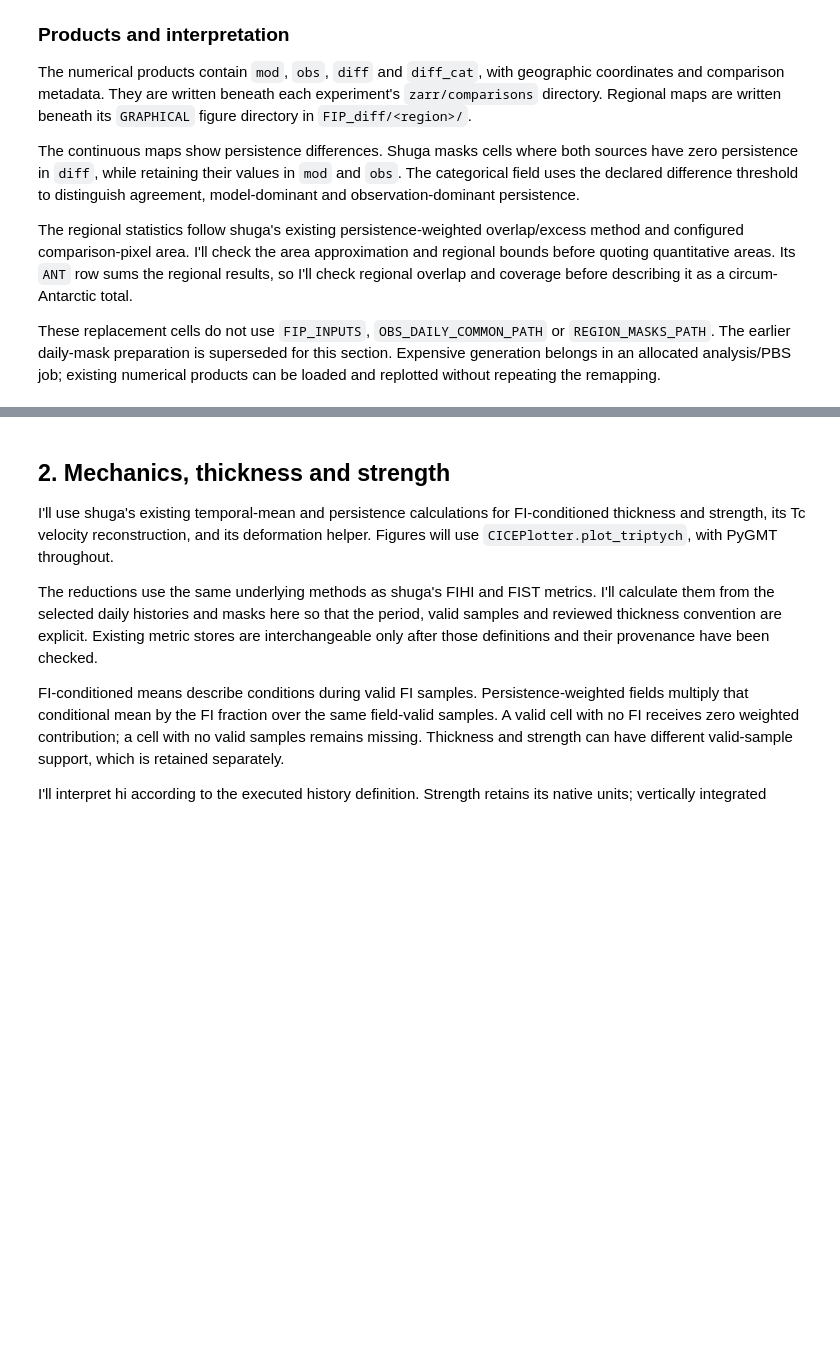
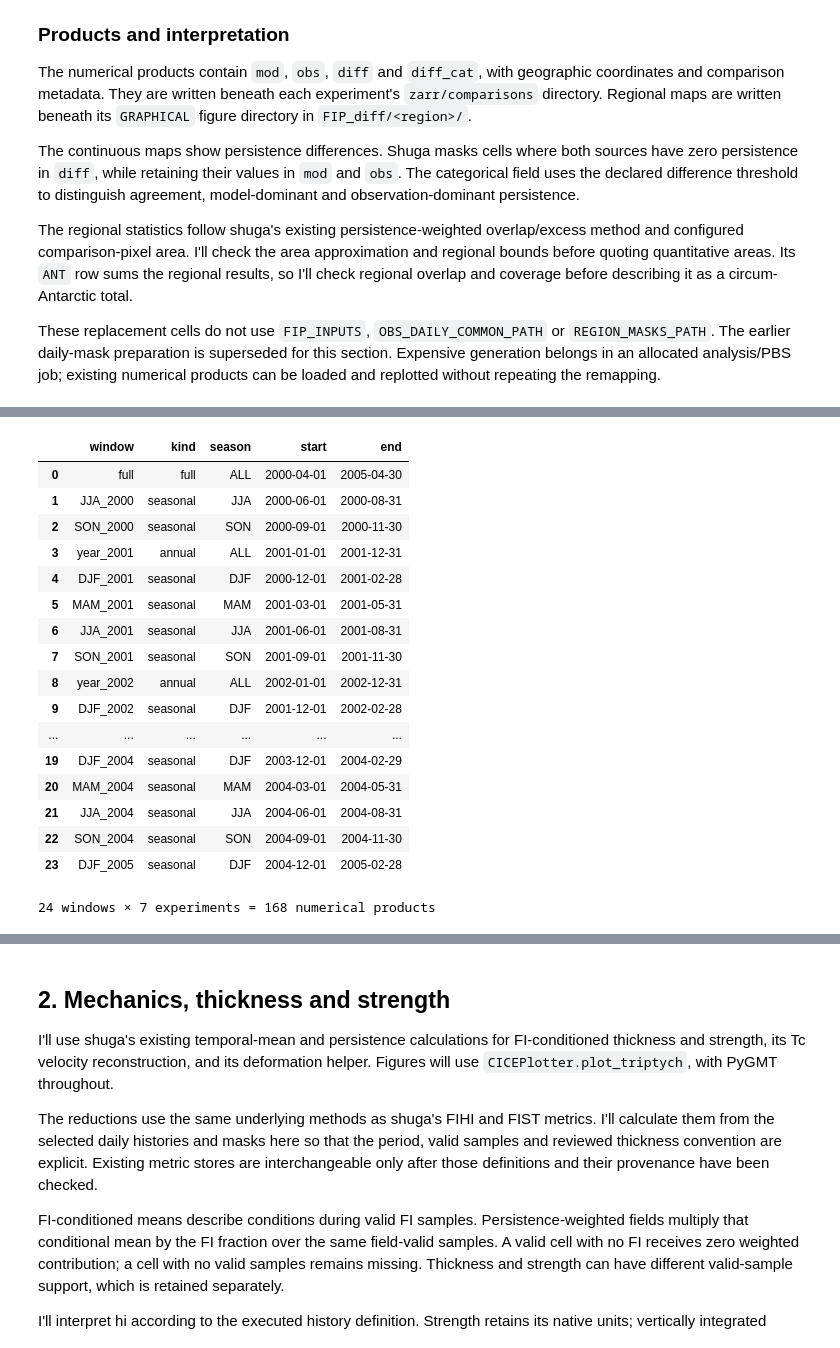
Before and after one commit to dpath2o/CICE_free-slip, a Jupyter notebook: notebooks/LD-performance.ipynb, the cells around one changed output, grey strips where cells are left out. Saved outputs shown, nothing was run; the diff lists cells and outputs as text; code cells hidden in the pictures; blank space fills up the shorter version.

Commit message:
monthly forcing comparisons

```diff
--- a/notebooks/LD-performance.ipynb
+++ b/notebooks/LD-performance.ipynb
@@ -441,0 +537,55 @@ if RUN_FIP and FIP_DATA:
+# %%
+import calendar
+FIP1A_GENERATE    = True     # Run missing shuga numerical products.
+FIP1A_CALCULATE   = True     # Calculate corrected common-footprint statistics.
+FIP1A_PLOT        = False    # Generate PyGMT absolute-error-change maps.
+FIP1A_OVERWRITE   = False    # Deliberately rebuild existing 1a products.
+FIP1A_ANNUAL      = True     # Complete calendar years only.
+FIP1A_SEASONAL    = True     # Complete DJF/MAM/JJA/SON windows only.
+FIP1A_CASES       = ["Cs-low", "Cs-mid", "Cs-high", "Cq-low", "Cq-mid", "Cq-high", "blend-strain-high"]
+FIP1A_MAP_PAIRS   = {"high": ("Cq-high", "Cs-high")}  # (quadratic, static); not equal-resistance tuning.
+FIP1A_MAP_WINDOWS = ["full"]      # Add window labels such as "year_2001" or "JJA_2001".
+FIP1A_MAP_REGIONS = list(REGIONS)
+# Optional reviewed physical cell areas [m²] on the AF2020 comparison grid.
+# None retains the existing constant projected-pixel-area convention.
+FIP1A_AREA_VARIABLE = None
+FIP1A_ROOT          = EXPORT / "FIP_1a"
+FIP1A_ROOT.mkdir(parents = True, exist_ok = True)
+FIP1A_SCRIPT        = Path(D_shuga) / "scripts/comparisons/FIP_differencing.py"
+start, end          = pd.Timestamp(OBS_START), pd.Timestamp(OBS_END)
+windows             = [{"window": "full", "kind": "full", "season": "ALL", "start": OBS_START, "end": OBS_END}]
+for year in range(start.year, end.year + 1):
+    candidates = []
+    if FIP1A_ANNUAL:
+        candidates.append((f"year_{year}", "annual", "ALL", pd.Timestamp(year, 1, 1), pd.Timestamp(year, 12, 31)))
+    if FIP1A_SEASONAL:
+        for season, first_month, last_month in [("DJF", 12, 2), ("MAM", 3, 5), ("JJA", 6, 8), ("SON", 9, 11)]:
+            first_year = year - 1 if season == "DJF" else year
+            candidates.append((f"{season}_{year}", "seasonal", season,
+                               pd.Timestamp(first_year, first_month, 1),
+                               pd.Timestamp(year, last_month, calendar.monthrange(year, last_month)[1])))
+    for label, kind, season, first, last in candidates:
+        if start <= first and last <= end:
+            windows.append({"window": label, "kind": kind, "season": season, "start": first.date().isoformat(), "end": last.date().isoformat()})
+FIP1A_WINDOWS = pd.DataFrame(windows)
+display(FIP1A_WINDOWS)
+print(f"{len(FIP1A_WINDOWS)} windows × {len(FIP1A_CASES)} experiments = {len(FIP1A_WINDOWS) * len(FIP1A_CASES)} numerical products")
+# %% [output]
+|  | window | kind | season | start | end |
+| 0 | full | full | ALL | 2000-04-01 | 2005-04-30 |
+| 1 | JJA_2000 | seasonal | JJA | 2000-06-01 | 2000-08-31 |
+| 2 | SON_2000 | seasonal | SON | 2000-09-01 | 2000-11-30 |
+| 3 | year_2001 | annual | ALL | 2001-01-01 | 2001-12-31 |
+| 4 | DJF_2001 | seasonal | DJF | 2000-12-01 | 2001-02-28 |
+| 5 | MAM_2001 | seasonal | MAM | 2001-03-01 | 2001-05-31 |
+| 6 | JJA_2001 | seasonal | JJA | 2001-06-01 | 2001-08-31 |
+| 7 | SON_2001 | seasonal | SON | 2001-09-01 | 2001-11-30 |
+| 8 | year_2002 | annual | ALL | 2002-01-01 | 2002-12-31 |
+| 9 | DJF_2002 | seasonal | DJF | 2001-12-01 | 2002-02-28 |
+| ... | ... | ... | ... | ... | ... |
+| 19 | DJF_2004 | seasonal | DJF | 2003-12-01 | 2004-02-29 |
+| 20 | MAM_2004 | seasonal | MAM | 2004-03-01 | 2004-05-31 |
+| 21 | JJA_2004 | seasonal | JJA | 2004-06-01 | 2004-08-31 |
+| 22 | SON_2004 | seasonal | SON | 2004-09-01 | 2004-11-30 |
+| 23 | DJF_2005 | seasonal | DJF | 2004-12-01 | 2005-02-28 |
+24 windows × 7 experiments = 168 numerical products
```
Also changed, not shown: parts of 10 cells of this notebook, 27 other files.
